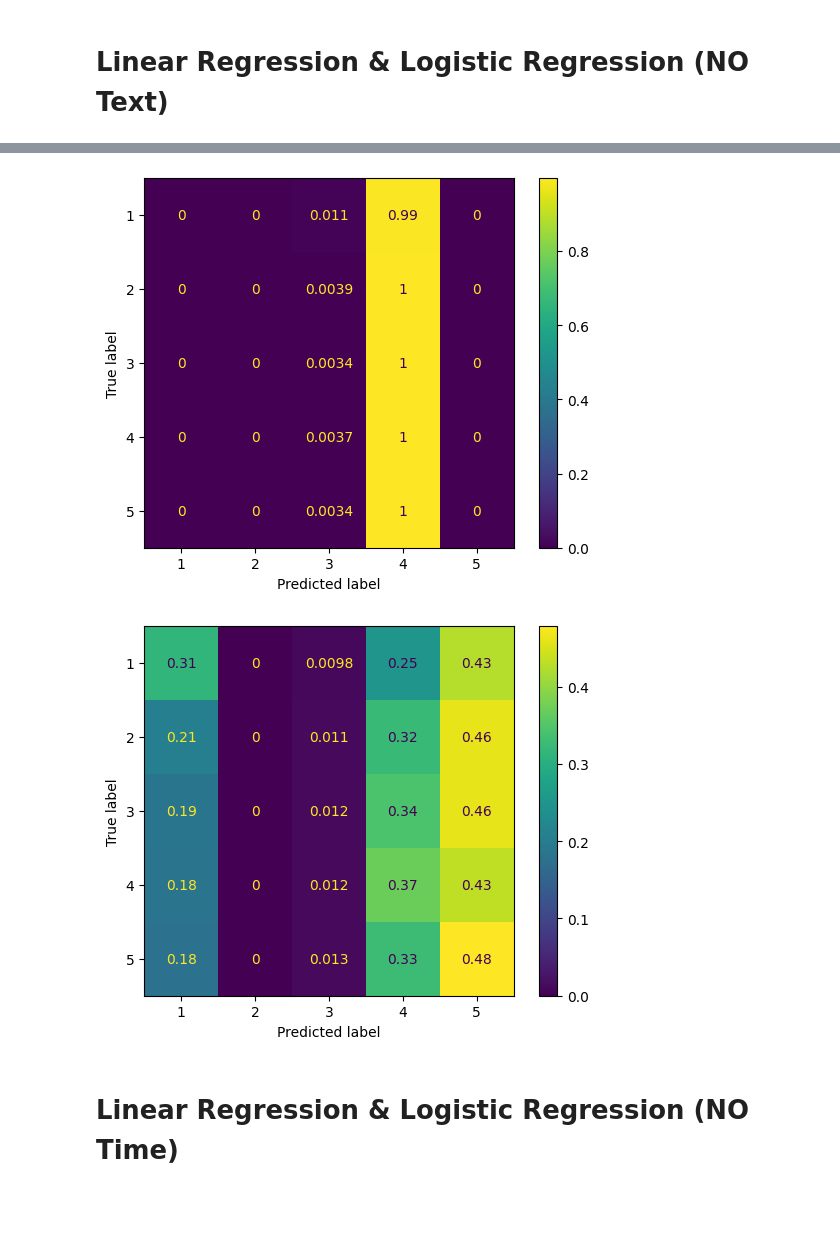
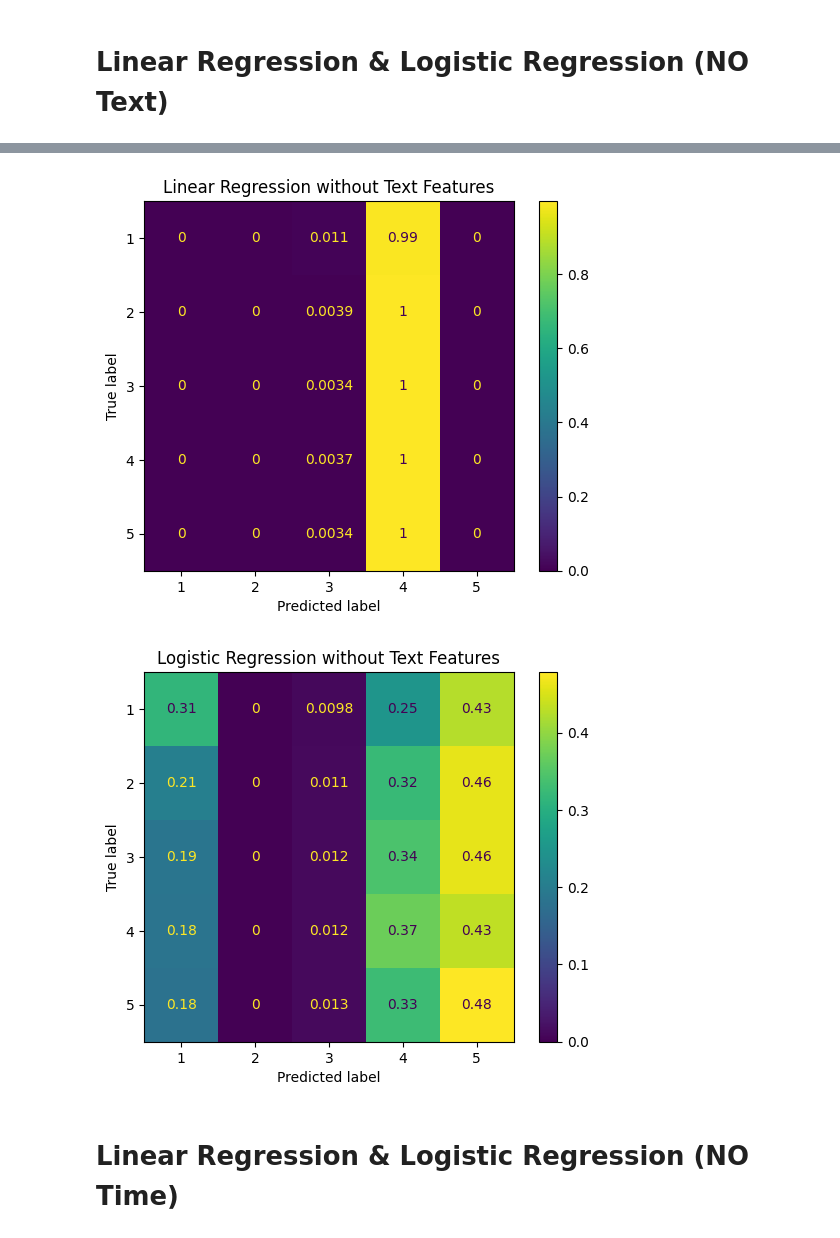
Before and after one commit to ziqixu091/Amazon-Rating-Prediction, a Jupyter notebook: jupyter_notebooks/feature.ipynb, the cells around one changed output, grey strips where cells are left out. Drawn from its saved outputs; the diff is of its cells as text; code cells hidden in the pictures; blank space fills up the shorter version.

```diff
--- a/jupyter_notebooks/feature.ipynb
+++ b/jupyter_notebooks/feature.ipynb
@@ -352,6 +358,8 @@ mse_linear_no_text, acc_linear_no_text, cm_linear_no_text =\
 
 disp = ConfusionMatrixDisplay(confusion_matrix=cm_linear_no_text,display_labels=[1,2,3,4,5])
 disp.plot()
+# Add title
+disp.ax_.set_title('Linear Regression without Text Features')
 disp.figure_.savefig('Linear_NO_Text.png',dpi=300)
 
 print("\Logistic Model without text features")
@@ -361,6 +369,8 @@ mse_logistic_no_text, acc_logistic_no_text, cm_logistic_no_text =\
 
 disp = ConfusionMatrixDisplay(confusion_matrix=cm_logistic_no_text,display_labels=[1,2,3,4,5])
 disp.plot()
+# Add title
+disp.ax_.set_title('Logistic Regression without Text Features')
 disp.figure_.savefig('Logistic_NO_Text.png',dpi=300)
 # %% [output]
 Linear Model without text features
@@ -376,12 +386,12 @@ MSE: 1.7881832017971495 Accuracy: 0.12928546631042703
 \Logistic Model without text features
 --------------------
 Training accuracy: 0.3844599172401417
 Validation accuracy: 0.384554154129661
 Test accuracy: 0.3838808197997452
 --------------------
 MSE: -1 Accuracy: 0.3838808197997452
-[figure, old version]
+[figure, new version]
-[figure, old version]
+[figure, new version]
 # %% [markdown]
 # Linear Regression & Logistic Regression (NO Time)
 # %%
```
Also changed, not shown: parts of 11 cells of this notebook, 8 other files.
